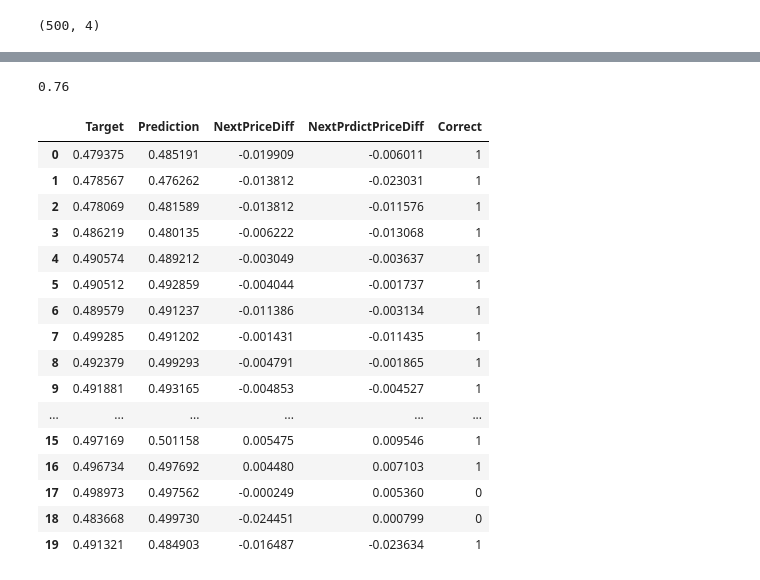
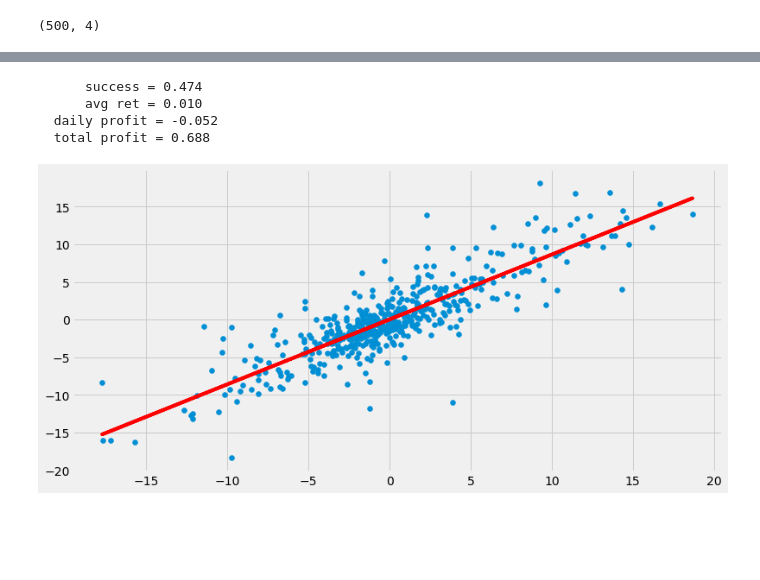
Before and after one commit to ajmal017/FinTech, a Jupyter notebook: StockPredTF.ipynb, the cells around one changed output, grey strips where cells are left out. Saved outputs shown, nothing was run; the diff lists cells and outputs as text; code cells hidden in the pictures; blank space fills up the shorter version.

```diff
--- a/StockPredTF.ipynb
+++ b/StockPredTF.ipynb
@@ -191,26 +192,29 @@ plt.show()
-# %%
-n_day = 7
-comp['NextPriceDiff'] = comp['Target'] -  (comp['Target'].shift(-n_day))
-comp['NextPrdictPriceDiff'] = comp['Prediction'] -  comp['Prediction'].shift(-n_day)
-comp['Correct'] = comp.apply(lambda r: 1 if (r['NextPriceDiff'] * r['NextPrdictPriceDiff'] > 0) else 0, axis=1)
-display(comp['Correct'].sum()/len(comp))
-display(comp.head(20))
-# %% [output]
-0.76
-|  | Target | Prediction | NextPriceDiff | NextPrdictPriceDiff | Correct |
-| 0 | 0.479375 | 0.485191 | -0.019909 | -0.006011 | 1 |
-| 1 | 0.478567 | 0.476262 | -0.013812 | -0.023031 | 1 |
-| 2 | 0.478069 | 0.481589 | -0.013812 | -0.011576 | 1 |
-| 3 | 0.486219 | 0.480135 | -0.006222 | -0.013068 | 1 |
-| 4 | 0.490574 | 0.489212 | -0.003049 | -0.003637 | 1 |
-| 5 | 0.490512 | 0.492859 | -0.004044 | -0.001737 | 1 |
-| 6 | 0.489579 | 0.491237 | -0.011386 | -0.003134 | 1 |
-| 7 | 0.499285 | 0.491202 | -0.001431 | -0.011435 | 1 |
-| 8 | 0.492379 | 0.499293 | -0.004791 | -0.001865 | 1 |
-| 9 | 0.491881 | 0.493165 | -0.004853 | -0.004527 | 1 |
-| ... | ... | ... | ... | ... | ... |
-| 15 | 0.497169 | 0.501158 | 0.005475 | 0.009546 | 1 |
-| 16 | 0.496734 | 0.497692 | 0.004480 | 0.007103 | 1 |
-| 17 | 0.498973 | 0.497562 | -0.000249 | 0.005360 | 0 |
-| 18 | 0.483668 | 0.499730 | -0.024451 | 0.000799 | 0 |
-| 19 | 0.491321 | 0.484903 | -0.016487 | -0.023634 | 1 |
+# %%
+n_day = 1  #@param {type: "slider", min: 1, max: 10}
+next_price = comp.price.shift(-n_day)
+next_pred = comp.pred.shift(-n_day)
+price_change = comp.price - next_price
+pred_change = comp.pred - next_pred
+avg_ret = np.abs(((next_price - comp.price) / comp.price)).mean()
+price_pred_change = (price_change * pred_change).apply(lambda x: 1 if x > 0 else 0)
+success_prediction = price_pred_change.sum()/len(comp)
+profit = 2 * success_prediction - 1
+total_profit = (1 + profit) ** 7
+
+print("      success = {:.3f}". format(success_prediction))
+print("      avg ret = {:.3f}". format(avg_ret))
+print("  daily profit = {:.3f}". format(profit))
+print("  total profit = {:2.3f}". format(total_profit))
+# %% [output]
+      success = 0.474
+      avg ret = 0.010
+  daily profit = -0.052
+  total profit = 0.688
+# %%
+comp.dropna(inplace=True)
+beta, alpha = np.polyfit(comp['NextPriceDiff'], comp['NextPrdictPriceDiff'], 1)
+plt.scatter(x=comp['NextPriceDiff'], y=comp['NextPrdictPriceDiff'])
+plt.plot(comp['NextPriceDiff'], comp['NextPriceDiff'] * beta + alpha, '-', c='r' )
+plt.show()
+# %% [output]
+[figure, added]
```
Also changed, not shown: parts of 1 cell of this notebook.
